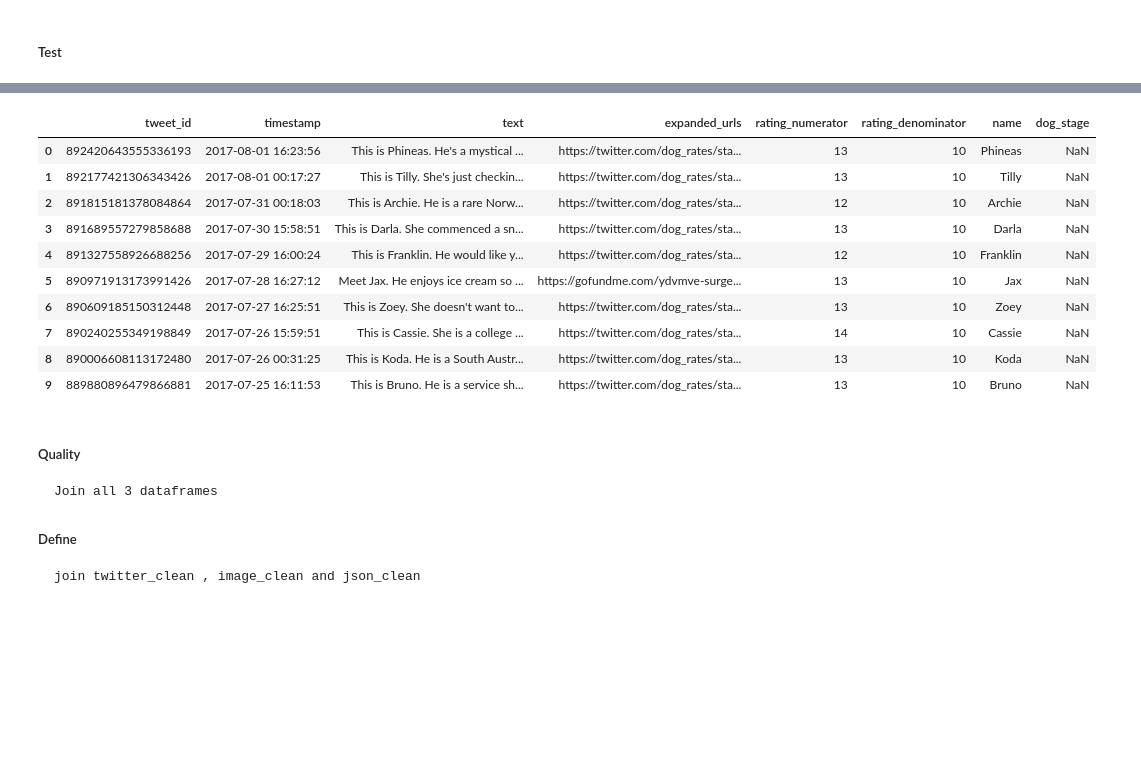
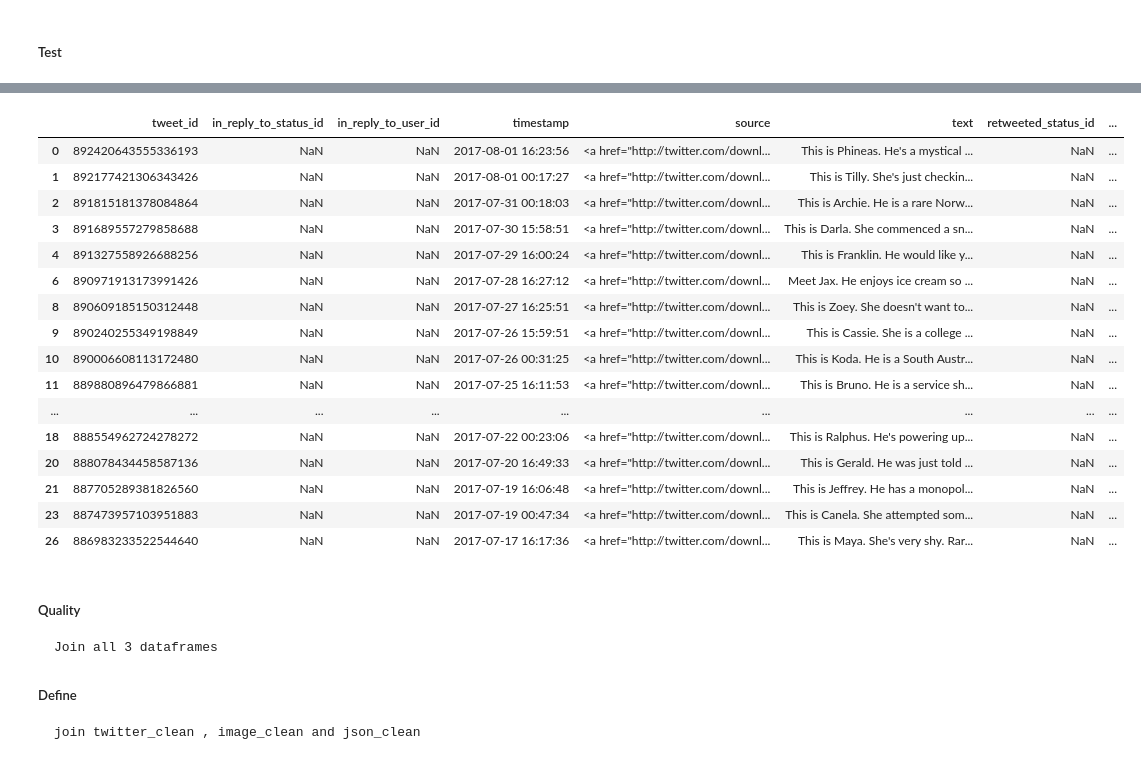
Before and after one commit to desmondpsingh/DataWrangling-Project-WeRateDogs-, a Jupyter notebook: wrangle_act.ipynb, the cells around one changed output, grey strips where cells are left out. Drawn from its saved outputs; the diff is of its cells as text; code cells hidden in the pictures; blank space fills up the shorter version.

```diff
--- a/wrangle_act.ipynb
+++ b/wrangle_act.ipynb
@@ -631,5 +753,3 @@ twitter_clean.head()
 | 2 | 891815181378084864 | NaN | NaN | 2017-07-31 00:18:03 | <a href="http://twitter.com/downl... | This is Archie. He is a rare Norw... | NaN | ... |
 | 3 | 891689557279858688 | NaN | NaN | 2017-07-30 15:58:51 | <a href="http://twitter.com/downl... | This is Darla. She commenced a sn... | NaN | ... |
 | 4 | 891327558926688256 | NaN | NaN | 2017-07-29 16:00:24 | <a href="http://twitter.com/downl... | This is Franklin. He would like y... | NaN | ... |
-# %%
-twitter_clean = pd.melt(twitter_clean, id_vars = ['tweet_id', 'timestamp', 'text', 'expanded_urls', 'rating_numerator', 'rating_denominator', 'name'], var_name = 'dog', value_name = 'dog_stage')
@@ -636,3 +758,18 @@ twitter_clean = pd.melt(twitter_clean, id_vars = ['tweet_id', 'timestamp', 'text
+# %%
+# Replace the NULL and NaN rows:
+twitter_clean.doggo.replace('None', '', inplace=True)
+twitter_clean.doggo.replace(np.NaN, '', inplace=True)
+twitter_clean.floofer.replace('None', '', inplace=True)
+twitter_clean.floofer.replace(np.NaN, '', inplace=True)
+twitter_clean.pupper.replace('None', '', inplace=True)
+twitter_clean.pupper.replace(np.NaN, '', inplace=True)
+twitter_clean.puppo.replace('None', '', inplace=True)
+twitter_clean.puppo.replace(np.NaN, '', inplace=True)
+# %%
+twitter_clean['stage'] = twitter_clean.doggo + twitter_clean.floofer + twitter_clean.pupper + twitter_clean.puppo
+twitter_clean.loc[twitter_clean.stage == 'doggopupper', 'stage'] = 'doggo,pupper'
+twitter_clean.loc[twitter_clean.stage == 'doggopuppo', 'stage'] = 'doggo,puppo'
+twitter_clean.loc[twitter_clean.stage == 'doggofloofer', 'stage'] = 'doggo,floofer'
 # %%
 
 twitter_clean.head()
@@ -646,5 +783,2 @@ twitter_clean.head()
-# %%
-#drop the dog column
-twitter_clean = twitter_clean.drop('dog', axis = 1)
 # %% [markdown]
 ##### Test
@@ -651,19 +795,24 @@ twitter_clean = twitter_clean.drop('dog', axis = 1)
 # %%
-
 #check the changes
-twitter_clean.head(10)
+twitter_clean.head(20)
 # %% [output]
-|  | tweet_id | timestamp | text | expanded_urls | rating_numerator | rating_denominator | name | dog_stage |
-| 0 | 892420643555336193 | 2017-08-01 16:23:56 | This is Phineas. He's a mystical ... | https://twitter.com/dog_rates/sta... | 13 | 10 | Phineas | NaN |
-| 1 | 892177421306343426 | 2017-08-01 00:17:27 | This is Tilly. She's just checkin... | https://twitter.com/dog_rates/sta... | 13 | 10 | Tilly | NaN |
-| 2 | 891815181378084864 | 2017-07-31 00:18:03 | This is Archie. He is a rare Norw... | https://twitter.com/dog_rates/sta... | 12 | 10 | Archie | NaN |
-| 3 | 891689557279858688 | 2017-07-30 15:58:51 | This is Darla. She commenced a sn... | https://twitter.com/dog_rates/sta... | 13 | 10 | Darla | NaN |
-| 4 | 891327558926688256 | 2017-07-29 16:00:24 | This is Franklin. He would like y... | https://twitter.com/dog_rates/sta... | 12 | 10 | Franklin | NaN |
-| 5 | 890971913173991426 | 2017-07-28 16:27:12 | Meet Jax. He enjoys ice cream so ... | https://gofundme.com/ydvmve-surge... | 13 | 10 | Jax | NaN |
-| 6 | 890609185150312448 | 2017-07-27 16:25:51 | This is Zoey. She doesn't want to... | https://twitter.com/dog_rates/sta... | 13 | 10 | Zoey | NaN |
-| 7 | 890240255349198849 | 2017-07-26 15:59:51 | This is Cassie. She is a college ... | https://twitter.com/dog_rates/sta... | 14 | 10 | Cassie | NaN |
-| 8 | 890006608113172480 | 2017-07-26 00:31:25 | This is Koda. He is a South Austr... | https://twitter.com/dog_rates/sta... | 13 | 10 | Koda | NaN |
-| 9 | 889880896479866881 | 2017-07-25 16:11:53 | This is Bruno. He is a service sh... | https://twitter.com/dog_rates/sta... | 13 | 10 | Bruno | NaN |
+|  | tweet_id | in_reply_to_status_id | in_reply_to_user_id | timestamp | source | text | retweeted_status_id | ... |
+| 0 | 892420643555336193 | NaN | NaN | 2017-08-01 16:23:56 | <a href="http://twitter.com/downl... | This is Phineas. He's a mystical ... | NaN | ... |
+| 1 | 892177421306343426 | NaN | NaN | 2017-08-01 00:17:27 | <a href="http://twitter.com/downl... | This is Tilly. She's just checkin... | NaN | ... |
+| 2 | 891815181378084864 | NaN | NaN | 2017-07-31 00:18:03 | <a href="http://twitter.com/downl... | This is Archie. He is a rare Norw... | NaN | ... |
+| 3 | 891689557279858688 | NaN | NaN | 2017-07-30 15:58:51 | <a href="http://twitter.com/downl... | This is Darla. She commenced a sn... | NaN | ... |
+| 4 | 891327558926688256 | NaN | NaN | 2017-07-29 16:00:24 | <a href="http://twitter.com/downl... | This is Franklin. He would like y... | NaN | ... |
+| 6 | 890971913173991426 | NaN | NaN | 2017-07-28 16:27:12 | <a href="http://twitter.com/downl... | Meet Jax. He enjoys ice cream so ... | NaN | ... |
+| 8 | 890609185150312448 | NaN | NaN | 2017-07-27 16:25:51 | <a href="http://twitter.com/downl... | This is Zoey. She doesn't want to... | NaN | ... |
+| 9 | 890240255349198849 | NaN | NaN | 2017-07-26 15:59:51 | <a href="http://twitter.com/downl... | This is Cassie. She is a college ... | NaN | ... |
+| 10 | 890006608113172480 | NaN | NaN | 2017-07-26 00:31:25 | <a href="http://twitter.com/downl... | This is Koda. He is a South Austr... | NaN | ... |
+| 11 | 889880896479866881 | NaN | NaN | 2017-07-25 16:11:53 | <a href="http://twitter.com/downl... | This is Bruno. He is a service sh... | NaN | ... |
+| ... | ... | ... | ... | ... | ... | ... | ... | ... |
+| 18 | 888554962724278272 | NaN | NaN | 2017-07-22 00:23:06 | <a href="http://twitter.com/downl... | This is Ralphus. He's powering up... | NaN | ... |
+| 20 | 888078434458587136 | NaN | NaN | 2017-07-20 16:49:33 | <a href="http://twitter.com/downl... | This is Gerald. He was just told ... | NaN | ... |
+| 21 | 887705289381826560 | NaN | NaN | 2017-07-19 16:06:48 | <a href="http://twitter.com/downl... | This is Jeffrey. He has a monopol... | NaN | ... |
+| 23 | 887473957103951883 | NaN | NaN | 2017-07-19 00:47:34 | <a href="http://twitter.com/downl... | This is Canela. She attempted som... | NaN | ... |
+| 26 | 886983233522544640 | NaN | NaN | 2017-07-17 16:17:36 | <a href="http://twitter.com/downl... | This is Maya. She's very shy. Rar... | NaN | ... |
 # %% [markdown]
 ##### Quality
     Join all 3 dataframes
```
Also changed, not shown: parts of 54 cells of this notebook, 5 other files.
